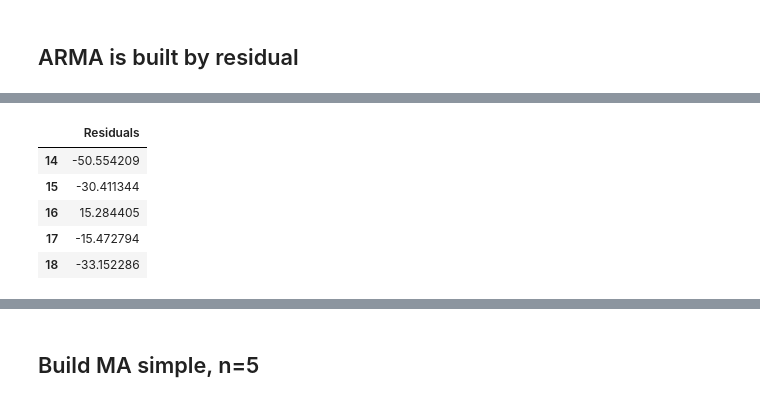
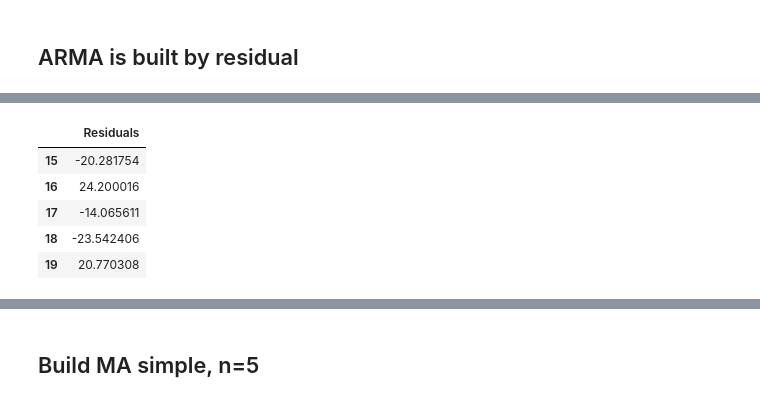
Before and after one commit to bateikoEd/time-series-analysis, a Jupyter notebook: lab3/lab3.ipynb, the cells around one changed output, grey strips where cells are left out. Saved outputs shown, nothing was run; the diff lists cells and outputs as text; code cells hidden in the pictures.

```diff
--- a/lab3/lab3.ipynb
+++ b/lab3/lab3.ipynb
@@ -102,12 +99,7 @@ def AR(p, y):
     for i in range(1,p+1):
         df_temp[f'Shifted_values_{i}'] = df_temp['Value'].shift(i)
 
-    train_size = (int)(0.8 * df_temp.shape[0])
-
-    df_train = pd.DataFrame(df_temp[0:train_size])
-    df_test = pd.DataFrame(df_temp[train_size:df.shape[0]])
-
-    df_train_2 = df_train.dropna()
+    df_train_2 = df_temp.dropna()
 
     X_train = df_train_2.iloc[:,1:].values.reshape(-1,p)
     y_train = df_train_2.iloc[:,0].values.reshape(-1,1)
@@ -119,13 +111,7 @@ def AR(p, y):
     intercept = lr.intercept_
     df_train_2['Predicted_Values'] = X_train.dot(lr.coef_.T) + lr.intercept_
 
-    X_test = df_test.iloc[:,1:].values.reshape(-1,p)
-    df_test['Predicted_Values'] = X_test.dot(lr.coef_.T) + lr.intercept_
-
-    RMSE = np.sqrt(mean_squared_error(df_test['Value'], df_test['Predicted_Values']))
-
-    print(f"The RMSE is : {RMSE} \tValue of p : {p}")
-    return df_train_2,df_test,theta,intercept,RMSE
+    return df_train_2,theta,intercept
 # %%
 def MA(q, res_real):
 
@@ -182,3 +196,6 @@ calculate_metrics_sample(y_1)
  'kurtosis': -0.44372227972289036,
  'jarque-bera': 3.000356221871671,
  'probability': 0.22309042176581806}
+# %%
+y_1 = pd.Series(y_1)
+y_1.describe()
@@ -196,6 +228,6 @@ show_plots(y_1)
 # %%
 models_metrics = pd.DataFrame(columns=['name', 'r_squared', 'sum_squared_resid', 'aic','durbin_watson'])
 # %%
-weight, window, p= 'simple', 5, 14
+weight, window, p= 'simple', 5, 15
 # %%
-df_train, df_test, theta, intercept, RMSE = AR(p, y_1)
+df_train, theta, intercept = AR(p, y_1)
@@ -210,11 +240,11 @@ df_c[['Value','Predicted_Values']].plot(figsize=[10,6])
 # %%
 res = pd.DataFrame()
-res['Residuals'] = df_c.Value - df_c.Predicted_Values
+res['Residuals'] = df_train.Value - df_train.Predicted_Values
 res.head()
 # %% [output]
 |  | Residuals |
-| 14 | -50.554209 |
-| 15 | -30.411344 |
-| 16 | 15.284405 |
-| 17 | -15.472794 |
-| 18 | -33.152286 |
+| 15 | -20.281754 |
+| 16 | 24.200016 |
+| 17 | -14.065611 |
+| 18 | -23.542406 |
+| 19 | 20.770308 |
```
Also changed, not shown: parts of 17 cells of this notebook, 2 other files.
